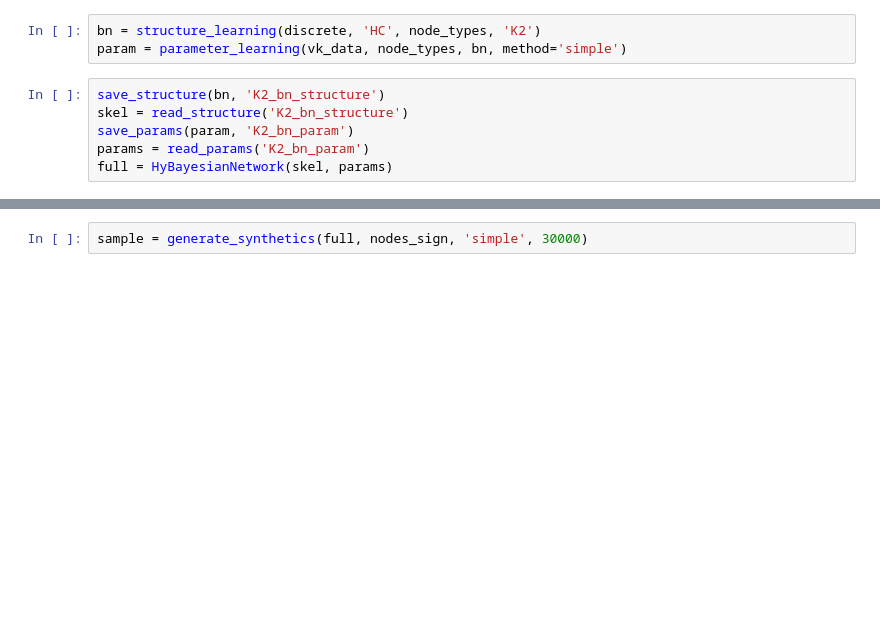
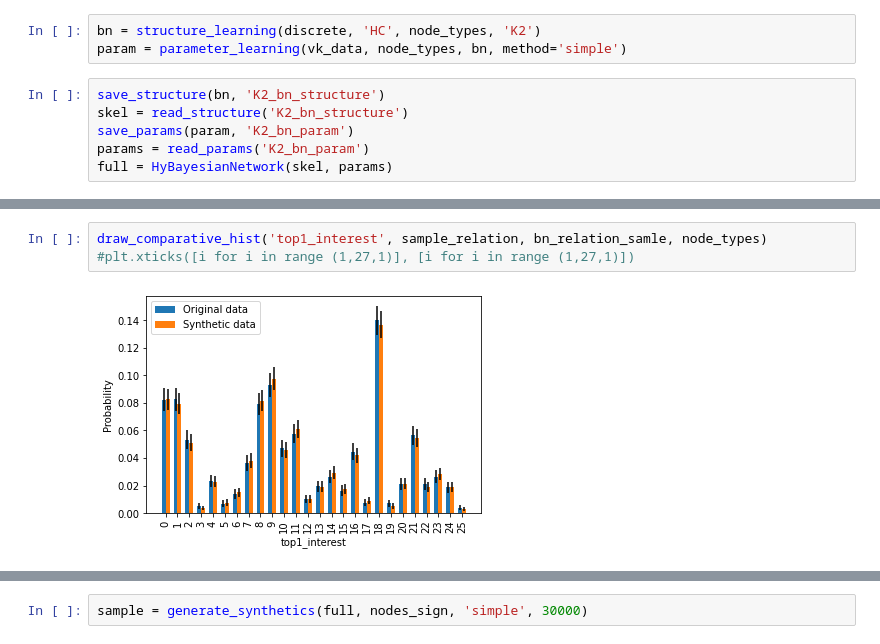
Before and after one commit to aimclub/BAMT, a Jupyter notebook: experiments/EAI_exp.ipynb, the cells around one changed output, grey strips where cells are left out. Cells and saved outputs as stored; diff of their text form; blank space fills up the shorter version.

```diff
--- a/experiments/EAI_exp.ipynb
+++ b/experiments/EAI_exp.ipynb
@@ -77,0 +86,5 @@ full = HyBayesianNetwork(skel, params)
+# %%
+draw_comparative_hist('top1_interest', sample_relation, bn_relation_samle, node_types)
+#plt.xticks([i for i in range (1,27,1)], [i for i in range (1,27,1)])
+# %% [output]
+[figure, added]
```
Also changed, not shown: parts of 6 cells of this notebook, 6 other files.
